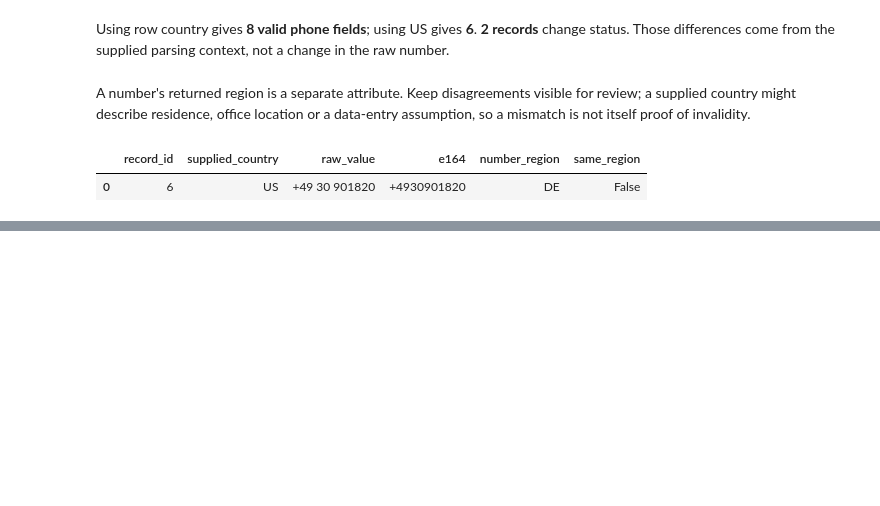
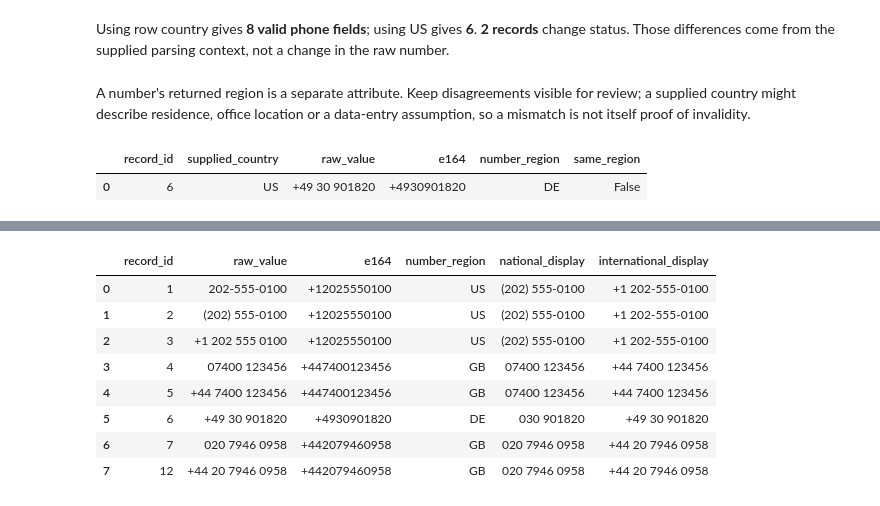
Before and after one commit to Query-farm/vgi-conform, a Jupyter notebook: notebooks/01_normalized_fields_are_not_verified_contacts.ipynb, the cells around one changed output, grey strips where cells are left out. Saved outputs shown, nothing was run; the diff lists cells and outputs as text; code cells hidden in the pictures; blank space fills up the shorter version.

```diff
--- a/notebooks/01_normalized_fields_are_not_verified_contacts.ipynb
+++ b/notebooks/01_normalized_fields_are_not_verified_contacts.ipynb
@@ -395,0 +448,19 @@ ORDER BY record_id;
+# %%
+%%sql
+CREATE TABLE phone_forms AS
+SELECT record_id,context,raw_value,normalized AS e164,number_region,
+       conform.main.format_phone_national(normalized,'US') AS national_display,
+       conform.main.format_phone_international(normalized,'US') AS international_display
+FROM phone_results WHERE valid;
+SELECT record_id,raw_value,e164,number_region,national_display,international_display
+FROM phone_forms WHERE context='{{ PHONE_CONTEXT }}' ORDER BY record_id;
+# %% [output]
+|  | record_id | raw_value | e164 | number_region | national_display | international_display |
+| 0 | 1 | 202-555-0100 | +12025550100 | US | (202) 555-0100 | +1 202-555-0100 |
+| 1 | 2 | (202) 555-0100 | +12025550100 | US | (202) 555-0100 | +1 202-555-0100 |
+| 2 | 3 | +1 202 555 0100 | +12025550100 | US | (202) 555-0100 | +1 202-555-0100 |
+| 3 | 4 | 07400 123456 | +447400123456 | GB | 07400 123456 | +44 7400 123456 |
+| 4 | 5 | +44 7400 123456 | +447400123456 | GB | 07400 123456 | +44 7400 123456 |
+| 5 | 6 | +49 30 901820 | +4930901820 | DE | 030 901820 | +49 30 901820 |
+| 6 | 7 | 020 7946 0958 | +442079460958 | GB | 020 7946 0958 | +44 20 7946 0958 |
+| 7 | 12 | +44 20 7946 0958 | +442079460958 | GB | 020 7946 0958 | +44 20 7946 0958 |
```
Also changed, not shown: parts of 26 cells of this notebook, 12 other files.
